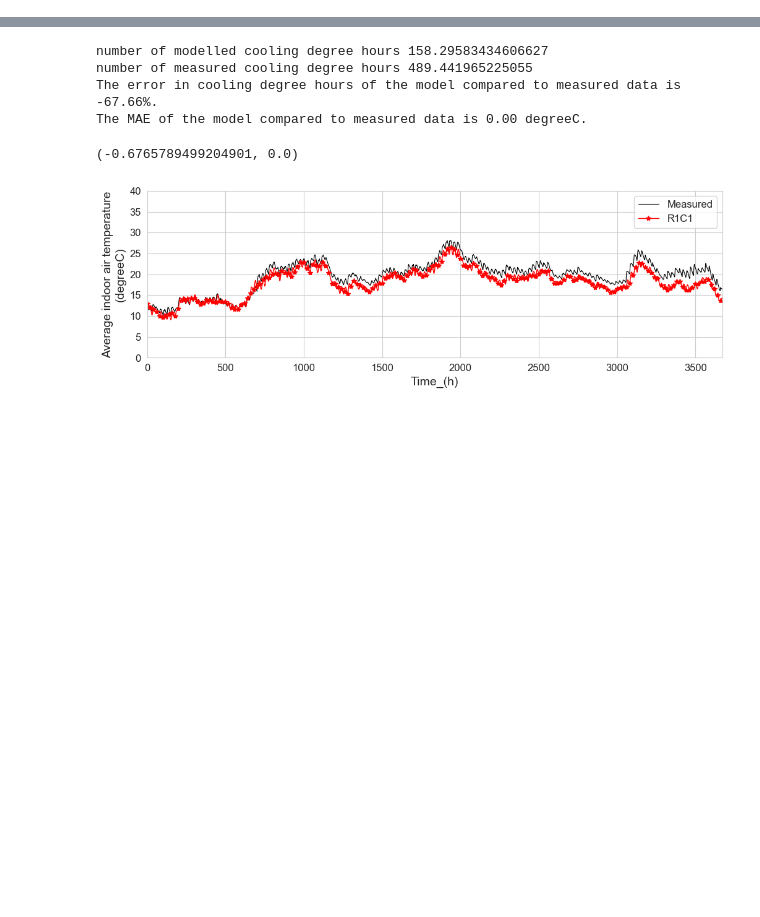
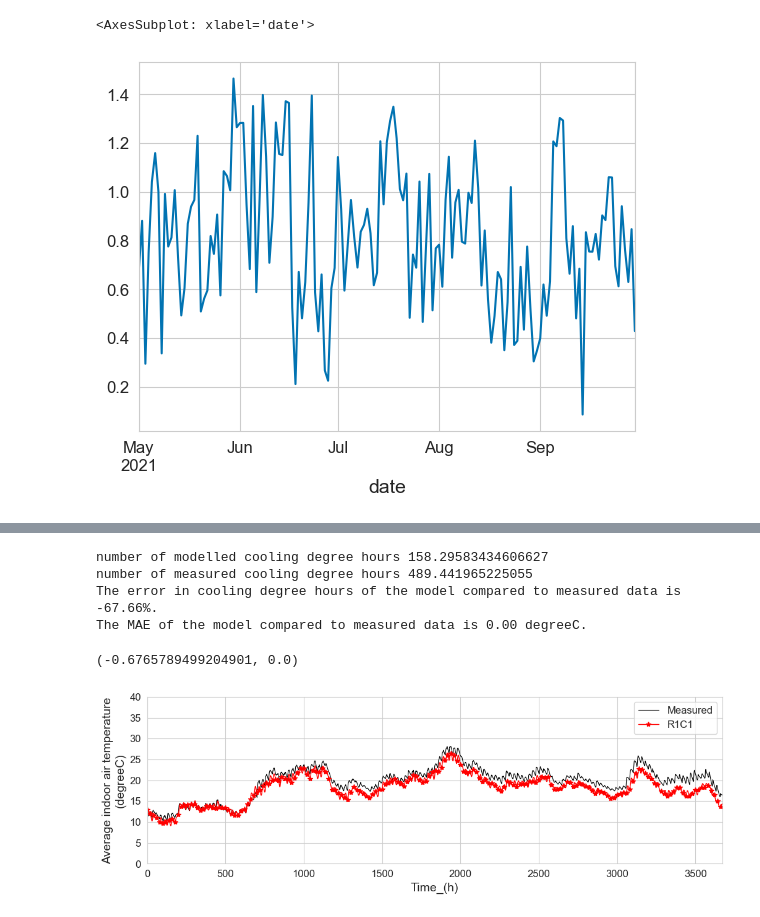
Before and after one commit to AlexandreLab/cooling_demand_UK, a Jupyter notebook: notebooks/validation_cooling_demand_extra_data.ipynb, the cells around one changed output, grey strips where cells are left out. Drawn from its saved outputs; the diff is of its cells as text; code cells hidden in the pictures; blank space fills up the shorter version.

```diff
--- a/notebooks/validation_cooling_demand_extra_data.ipynb
+++ b/notebooks/validation_cooling_demand_extra_data.ipynb
@@ -256,3 +378,8 @@ viz_results.simulation_data[schema.DataSchema.IAT].sub(average_IAT.values.flatte
+# %%
+daily_dataf["Total_gains_(kW)"].plot()
+# %% [output]
+<AxesSubplot: xlabel='date'>
+[figure, added]
 # %%
 fig, ax = plt.subplots(figsize=figsize)
 gains_cols = [schema.DataSchema.SOLARGAINS, schema.DataSchema.OCCUPANCYGAINS, schema.DataSchema.APPLIANCESGAINS]
```
Also changed, not shown: parts of 28 cells of this notebook, 5 other files.
